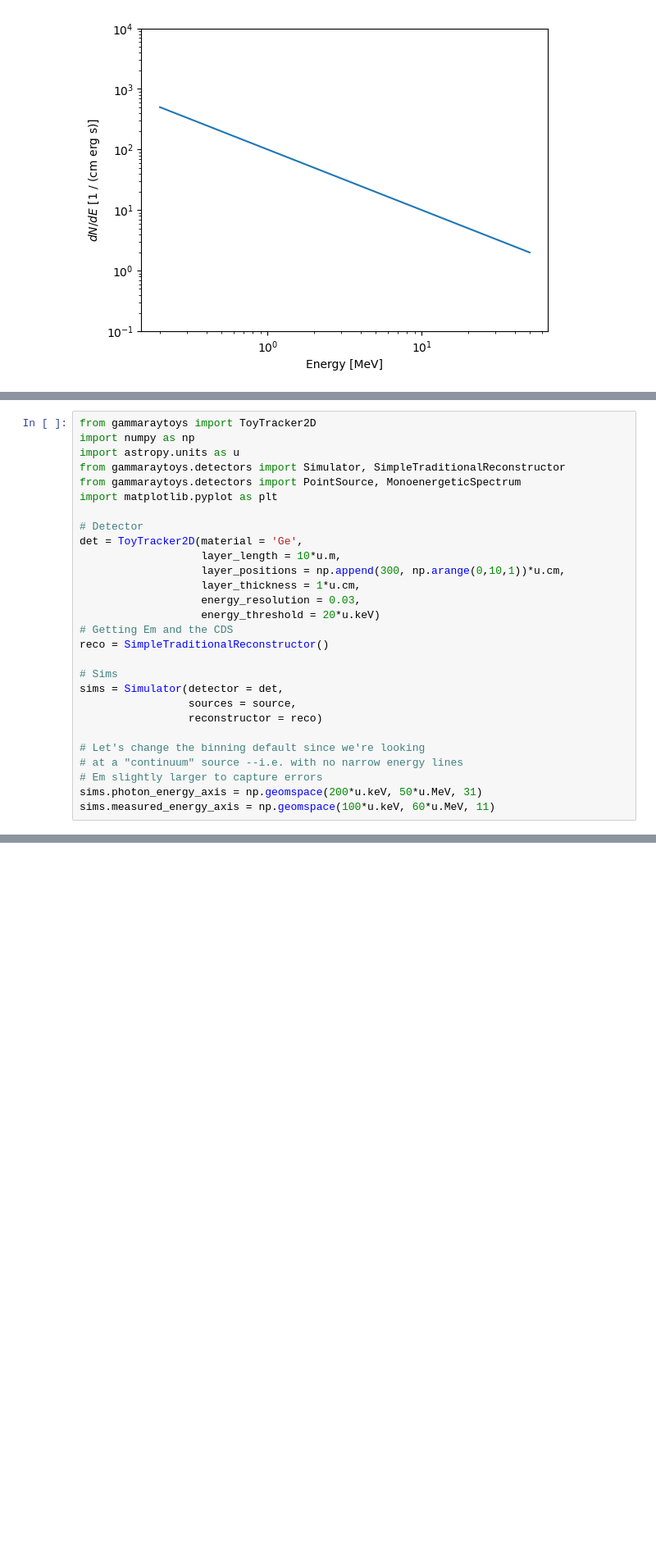
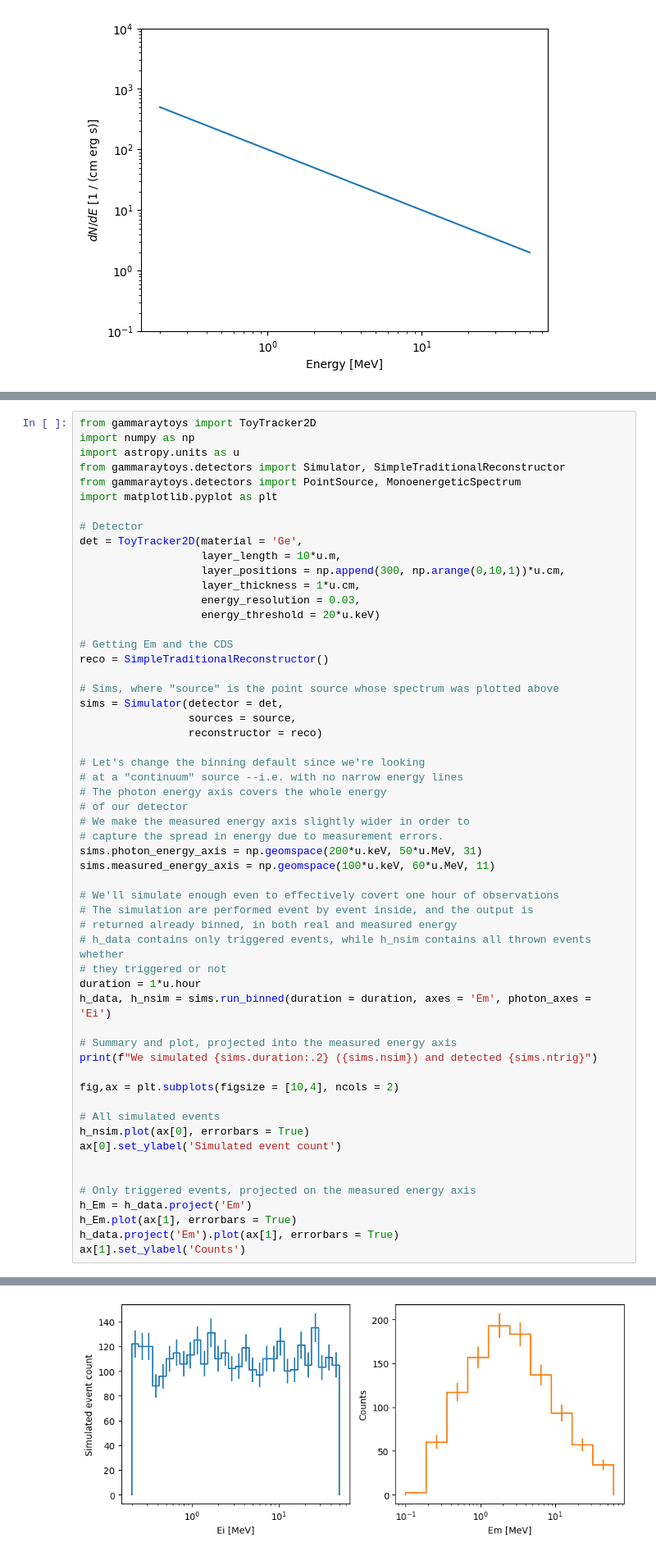
Before and after one commit to israelmcmc/gammaraytoys, a Jupyter notebook: docs/tutorials/03-instrument_response.ipynb, the cells around one changed output, grey strips where cells are left out. Shown at 82% size. Drawn from its saved outputs; the diff is of its cells as text; blank space fills up the shorter version.

```diff
--- a/docs/tutorials/03-instrument_response.ipynb
+++ b/docs/tutorials/03-instrument_response.ipynb
@@ -41,16 +48,45 @@ det = ToyTracker2D(material = 'Ge',
                    layer_thickness = 1*u.cm,
                    energy_resolution = 0.03,
                    energy_threshold = 20*u.keV)
+
 # Getting Em and the CDS
 reco = SimpleTraditionalReconstructor()
 
-# Sims
+# Sims, where "source" is the point source whose spectrum was plotted above
 sims = Simulator(detector = det,
                  sources = source,
                  reconstructor = reco)
 
 # Let's change the binning default since we're looking
 # at a "continuum" source --i.e. with no narrow energy lines
-# Em slightly larger to capture errors
+# The photon energy axis covers the whole energy
+# of our detector
+# We make the measured energy axis slightly wider in order to
+# capture the spread in energy due to measurement errors.
 sims.photon_energy_axis = np.geomspace(200*u.keV, 50*u.MeV, 31)
 sims.measured_energy_axis = np.geomspace(100*u.keV, 60*u.MeV, 11)
+
+# We'll simulate enough even to effectively covert one hour of observations
+# The simulation are performed event by event inside, and the output is
+# returned already binned, in both real and measured energy
+# h_data contains only triggered events, while h_nsim contains all thrown events whether
+# they triggered or not
+duration = 1*u.hour
+h_data, h_nsim = sims.run_binned(duration = duration, axes = 'Em', photon_axes = 'Ei')
+
+# Summary and plot, projected into the measured energy axis
+print(f"We simulated {sims.duration:.2} ({sims.nsim}) and detected {sims.ntrig}")
+
+fig,ax = plt.subplots(figsize = [10,4], ncols = 2)
+
+# All simulated events
+h_nsim.plot(ax[0], errorbars = True)
+ax[0].set_ylabel('Simulated event count')
+
+
+# Only triggered events, projected on the measured energy axis
+h_Em = h_data.project('Em')
+h_Em.plot(ax[1], errorbars = True)
+h_data.project('Em').plot(ax[1], errorbars = True)
+ax[1].set_ylabel('Counts')
+# %% [output]
@@ -56,0 +95 @@ sims.measured_energy_axis = np.geomspace(100*u.keV, 60*u.MeV, 11)
+[figure, added]
```
Also changed, not shown: parts of 37 cells of this notebook, 3 other files.
